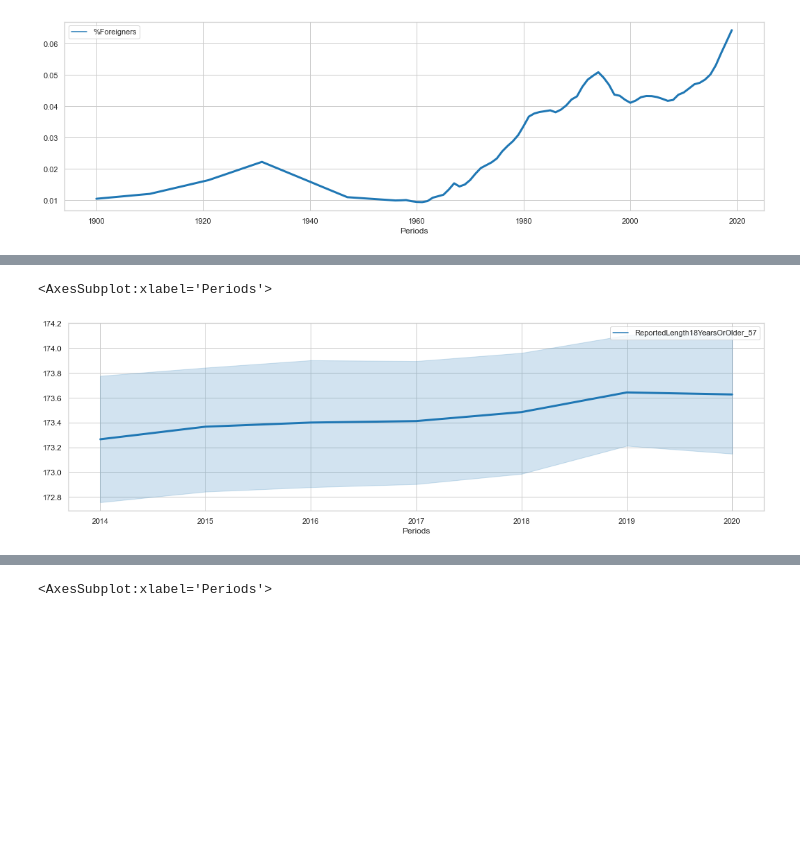
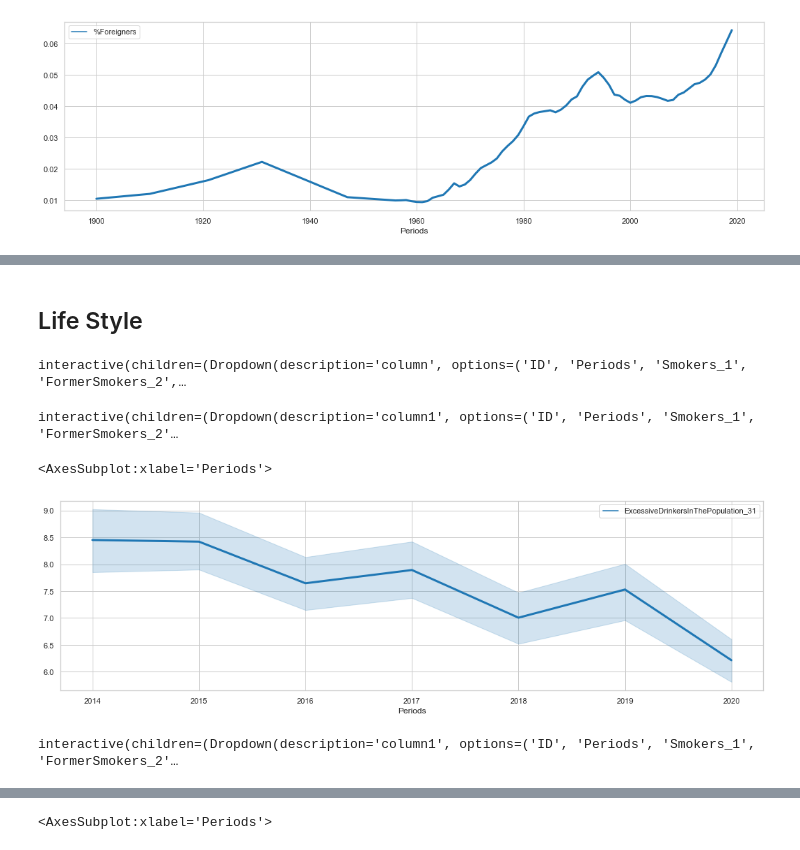
Before and after one commit to ImyPG/Solo-Project, a Jupyter notebook: Netherlands.ipynb, the cells around one changed output, grey strips where cells are left out. Cells and saved outputs as stored; diff of their text form; code cells hidden in the pictures; blank space fills up the shorter version.

```diff
--- a/Netherlands.ipynb
+++ b/Netherlands.ipynb
@@ -237,0 +215,2 @@ interactive(children=(Dropdown(description='column1', options=('ID', 'Periods',
+# %% [markdown]
+## Life Style
@@ -238,9 +223,31 @@ interactive(children=(Dropdown(description='column1', options=('ID', 'Periods',
+# %%
+@interact
+def show_recs_more_than(column=list(LS.select_dtypes('number').columns),
+                          x=(50, 80, 1)):
+    display(HTML(f'<h2>Showing records with more than {x} {column}<h2>'))
+    display(LS.loc[LS[column] > x, ['HeavySmokersInThePopulation_6', 'CigarettesPerDayPerSmoker_9', 'QuittingAttemptsInThePast12Months_11']])
+# %% [output]
+interactive(children=(Dropdown(description='column', options=('ID', 'Periods', 'Smokers_1', 'FormerSmokers_2',…
+# %%
+@interact
+def correlations(column1=list(LS.select_dtypes('number').columns),
+                 column2=list(NL.select_dtypes('number').columns)):
+    print(f"Correlation: {LS[column1].corr(NL[column2])}")
+# %% [output]
+interactive(children=(Dropdown(description='column1', options=('ID', 'Periods', 'Smokers_1', 'FormerSmokers_2'…
 # %%
 sns.set_theme(style="whitegrid")
 
 plt.figure(figsize=(18,5))
-columns=['ReportedLength18YearsOrOlder_57']
+columns=['ExcessiveDrinkersInThePopulation_31']
 sns.lineplot(data=LS.set_index('Periods')[columns], palette="tab10", linewidth=3)
 # %% [output]
 <AxesSubplot:xlabel='Periods'>
-[figure, old version]
+[figure, new version]
+# %%
+@interact
+def correlations(column1=list(LS.select_dtypes('number').columns),
+                 column2=list(NL.select_dtypes('number').columns)):
+    print(f"Correlation: {LS[column1].corr(NL[column2])}")
+# %% [output]
+interactive(children=(Dropdown(description='column1', options=('ID', 'Periods', 'Smokers_1', 'FormerSmokers_2'…
```
Also changed, not shown: parts of 12 cells of this notebook.
